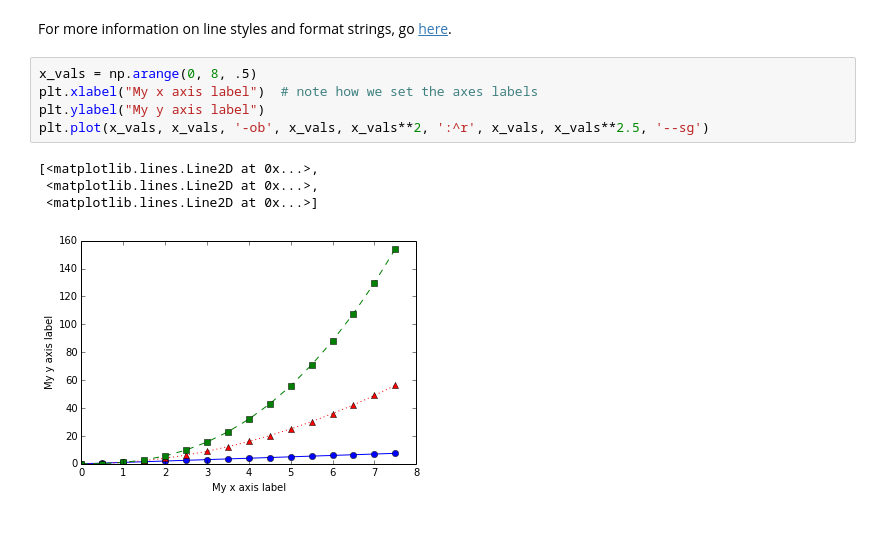
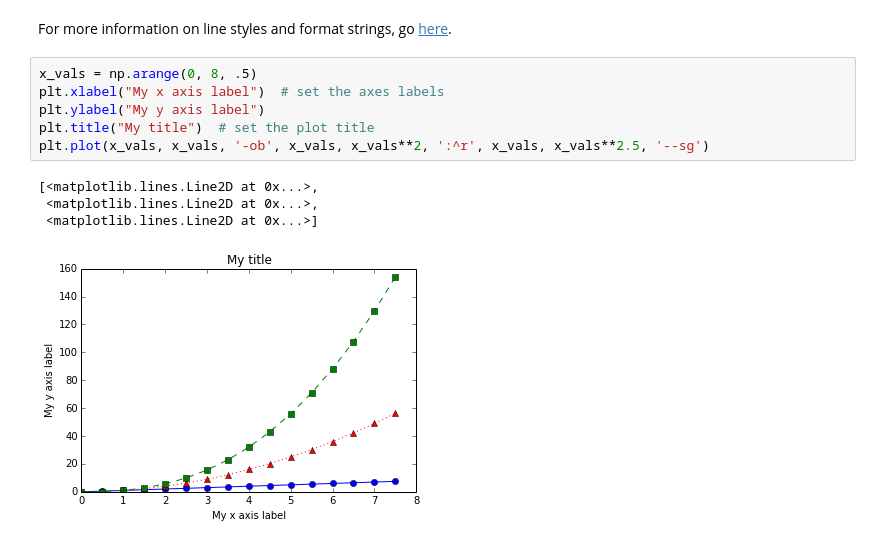
Before and after one commit to ambujtewari/stats607a-fall2014, a Jupyter notebook: Lecture 08.ipynb, the cells around one changed output. Cells and saved outputs as stored; diff of their text form.

```diff
--- a/Lecture 08.ipynb
+++ b/Lecture 08.ipynb
@@ -34,11 +36,12 @@ plt.plot(x_vals, y_vals, '-or')  # red line with circles
 For more information on line styles and format strings, go [here](http://matplotlib.org/api/pyplot_api.html#matplotlib.pyplot.plot).
 # %%
 x_vals = np.arange(0, 8, .5)
-plt.xlabel("My x axis label")  # note how we set the axes labels
+plt.xlabel("My x axis label")  # set the axes labels
 plt.ylabel("My y axis label")
+plt.title("My title")  # set the plot title
 plt.plot(x_vals, x_vals, '-ob', x_vals, x_vals**2, ':^r', x_vals, x_vals**2.5, '--sg')
 # %% [output]
 [<matplotlib.lines.Line2D at 0x...>,
  <matplotlib.lines.Line2D at 0x...>,
  <matplotlib.lines.Line2D at 0x...>]
-[figure, old version]
+[figure, new version]
```
Also changed, not shown: parts of 6 cells of this notebook.
